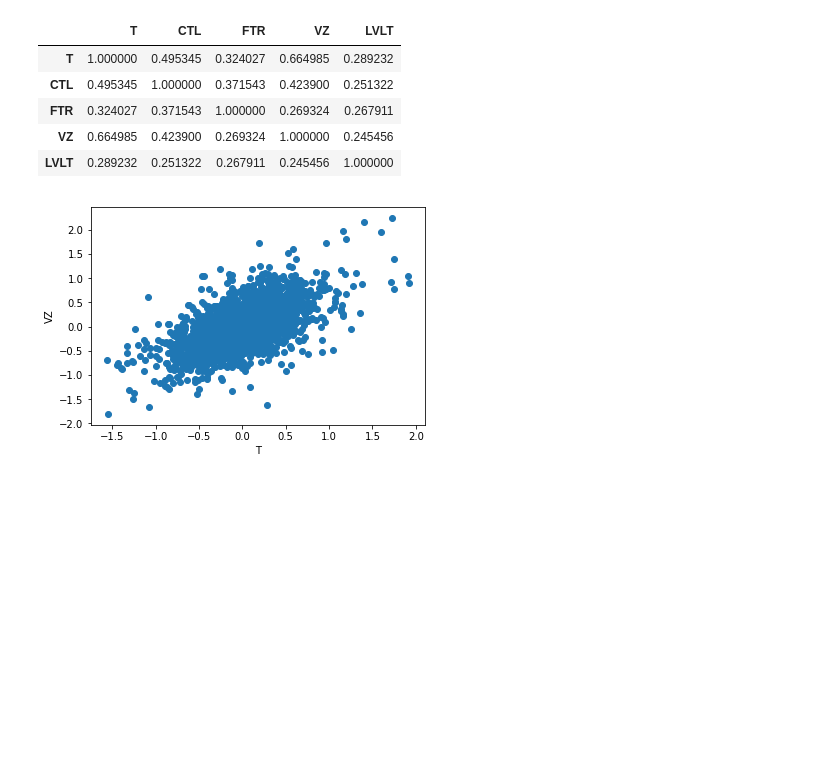
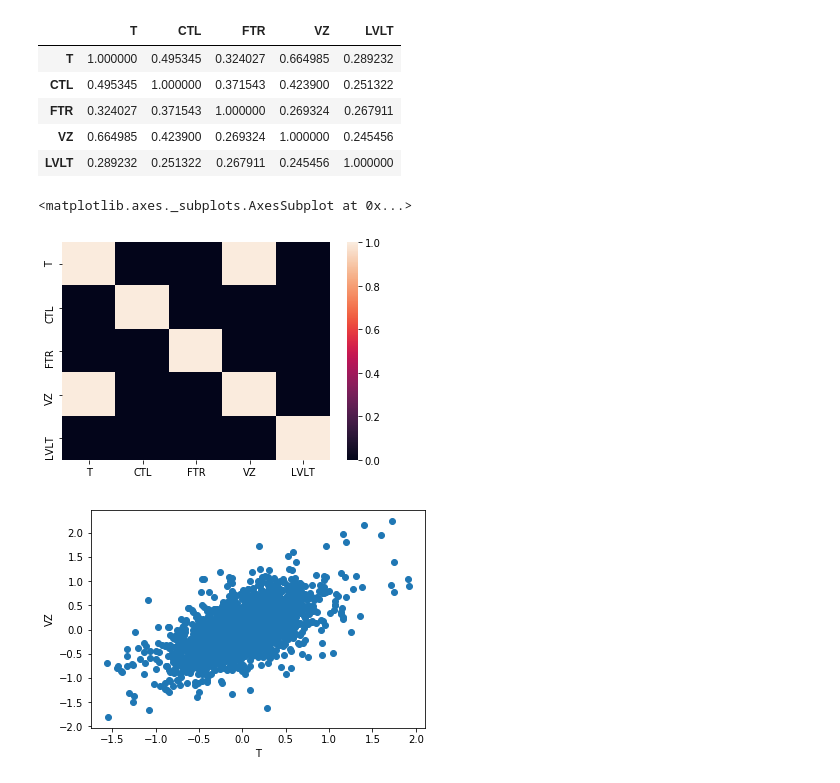
Before and after one commit to prodigy803/statistics-for-data-scientists-python, a Jupyter notebook: Notebooks/Chapter_1.ipynb, the cells around one changed output. Drawn from its saved outputs; the diff is of its cells as text; code cells hidden in the pictures; blank space fills up the shorter version.

```diff
--- a/Notebooks/Chapter_1.ipynb
+++ b/Notebooks/Chapter_1.ipynb
@@ -113,6 +113,11 @@ data4.corr(method='spearman')
 | FTR | 0.324027 | 0.371543 | 1.000000 | 0.269324 | 0.267911 |
 | VZ | 0.664985 | 0.423900 | 0.269324 | 1.000000 | 0.245456 |
 | LVLT | 0.289232 | 0.251322 | 0.267911 | 0.245456 | 1.000000 |
+# %%
+sns.heatmap(data4.corr()>0.6)
+# %% [output]
+<matplotlib.axes._subplots.AxesSubplot at 0x...>
+[figure, added]
 # %%
 #here we can see that there is indeed a strong correlation between T and VZ
 plt.scatter(data3['T'],data3['VZ'])
```
Also changed, not shown: 1 other file.
